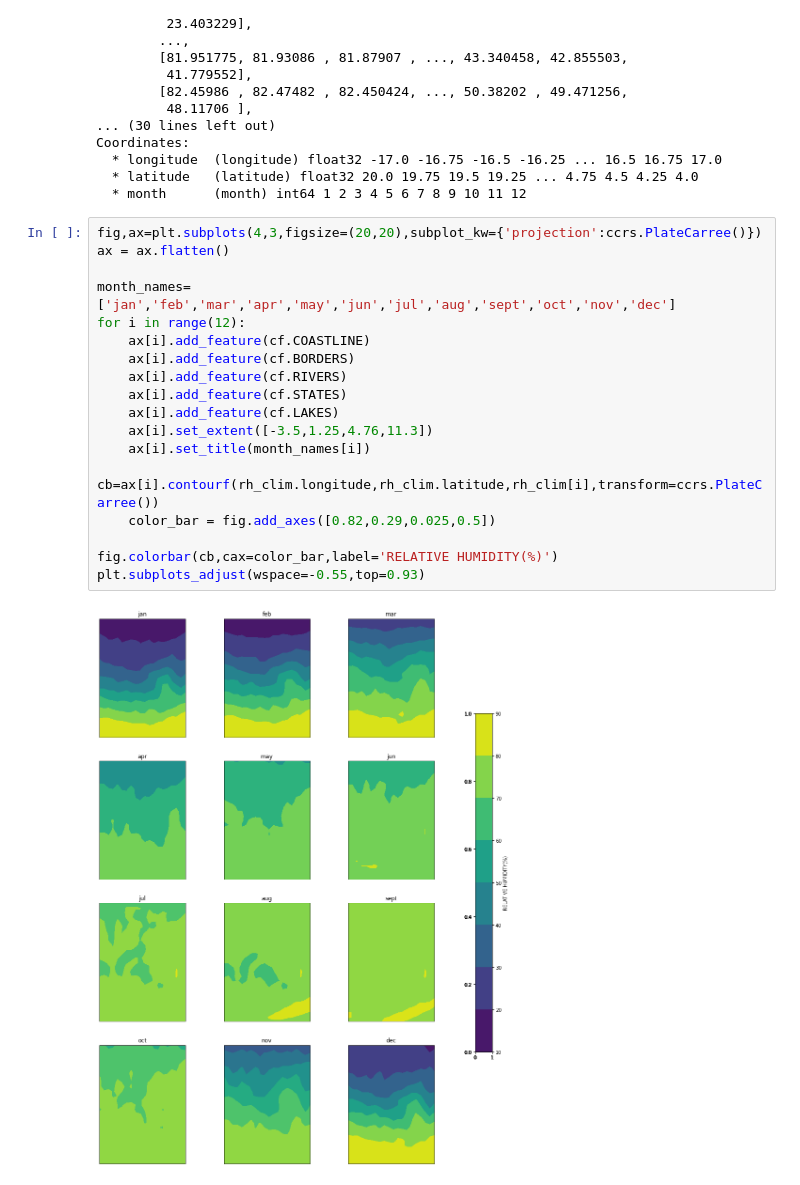
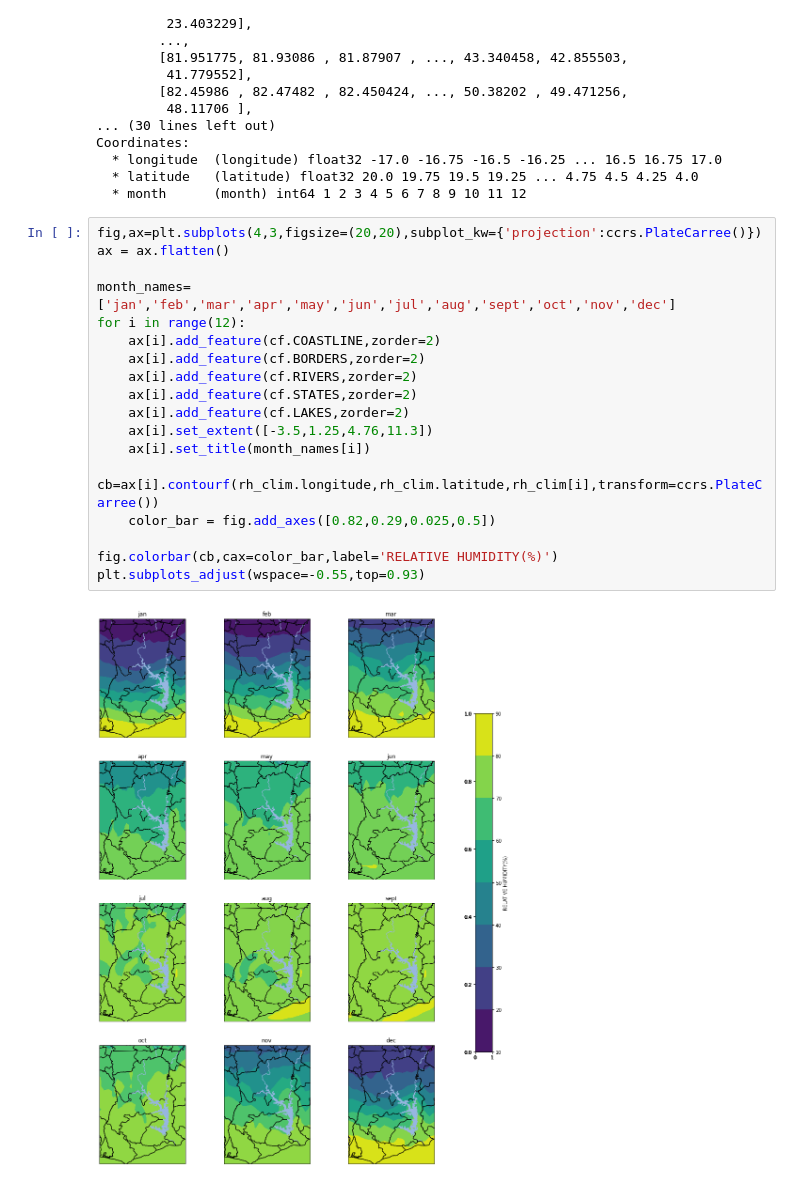
Before and after one commit to theobassaw21/tutorial-, a Jupyter notebook: monthly_rh.ipynb, the cells around one changed output. Drawn from its saved outputs; the diff is of its cells as text.

```diff
--- a/monthly_rh.ipynb
+++ b/monthly_rh.ipynb
@@ -56,20 +56,20 @@ Coordinates:
 # %%
 fig,ax=plt.subplots(4,3,figsize=(20,20),subplot_kw={'projection':ccrs.PlateCarree()})
 ax = ax.flatten()
 
 month_names=['jan','feb','mar','apr','may','jun','jul','aug','sept','oct','nov','dec']
 for i in range(12):
-    ax[i].add_feature(cf.COASTLINE)
-    ax[i].add_feature(cf.BORDERS)
-    ax[i].add_feature(cf.RIVERS)
-    ax[i].add_feature(cf.STATES)
-    ax[i].add_feature(cf.LAKES)
+    ax[i].add_feature(cf.COASTLINE,zorder=2)
+    ax[i].add_feature(cf.BORDERS,zorder=2)
+    ax[i].add_feature(cf.RIVERS,zorder=2)
+    ax[i].add_feature(cf.STATES,zorder=2)
+    ax[i].add_feature(cf.LAKES,zorder=2)
     ax[i].set_extent([-3.5,1.25,4.76,11.3])
     ax[i].set_title(month_names[i])
     cb=ax[i].contourf(rh_clim.longitude,rh_clim.latitude,rh_clim[i],transform=ccrs.PlateCarree())
     color_bar = fig.add_axes([0.82,0.29,0.025,0.5])
 
 fig.colorbar(cb,cax=color_bar,label='RELATIVE HUMIDITY(%)')
 plt.subplots_adjust(wspace=-0.55,top=0.93)
 # %% [output]
-[figure, old version]
+[figure, new version]
```
